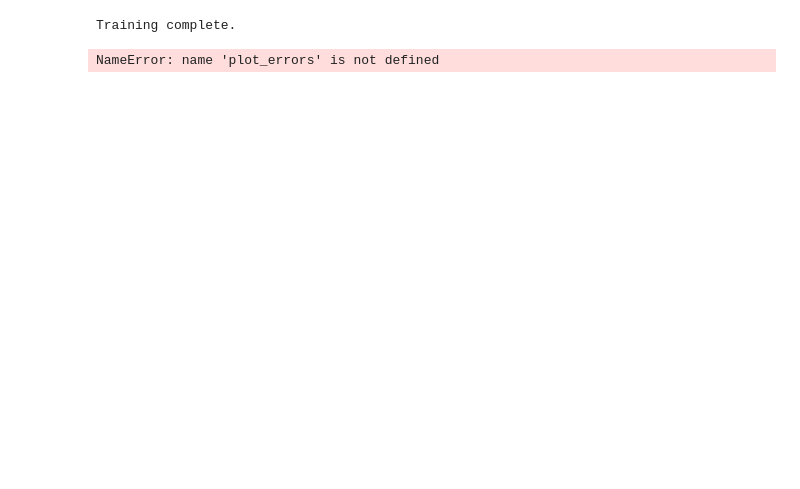
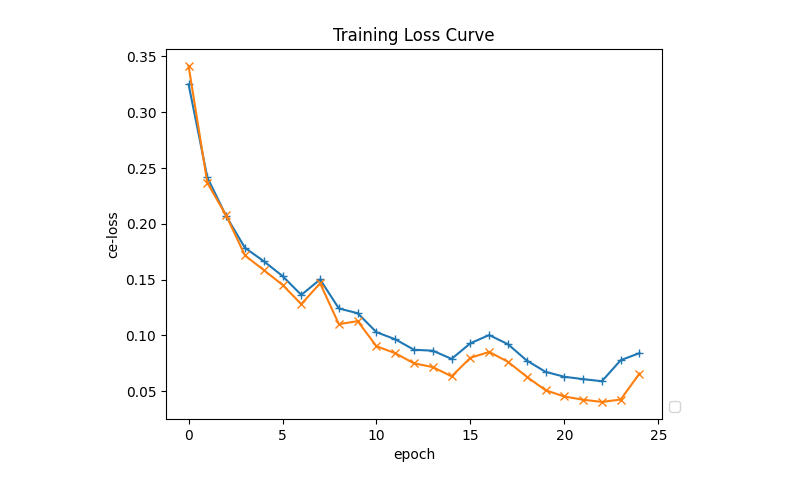
Before and after one commit to YWCat/segmentation-earthquake-damage-assessment, a Jupyter notebook: deeplabv3+roads.ipynb, the cells around one changed output. Cells and saved outputs as stored; diff of their text form; code cells hidden in the pictures; blank space fills up the shorter version.

```diff
--- a/deeplabv3+roads.ipynb
+++ b/deeplabv3+roads.ipynb
@@ -773,10 +775,10 @@ from torch.utils.data import DataLoader
 import torch
 import numpy as np
 
-def get_data_loaders(batch_size=4, subset_size=None, undersampling_ratio=0.0, minority_class_threshold=0.2):
-    base_path = '/content/drive/MyDrive/12/SP/train9/'
-    image_dir = os.path.join(base_path, 'filtered_images')
-    label_dir = os.path.join(base_path, 'filtered_labels')
+def get_data_loaders(batch_size=4, subset_size=None, undersampling_ratio=0.0, minority_class_threshold=0.2, path = '/Users/yujiewu/SP/bogota-roads-filtered'):
+    base_path = path
+    image_dir = os.path.join(base_path, 'images')
+    label_dir = os.path.join(base_path, 'labels')
 
     all_image_paths = sorted(glob.glob(os.path.join(image_dir, '*.tif')))
     all_label_paths = sorted(glob.glob(os.path.join(label_dir, '*.tif')))
@@ -843,14 +845,14 @@ def get_data_loaders(batch_size=4, subset_size=None, undersampling_ratio=0.0, mi
         train_dataset,
         batch_size=batch_size,
         shuffle=True,
-        num_workers=2
+        num_workers=0
     )
 
     val_loader = DataLoader(
         val_dataset,
         batch_size=batch_size,
         shuffle=False,
-        num_workers=2
+        num_workers=0
     )
 
     return {'train': train_loader, 'val': val_loader}
@@ -1033,15 +1067,20 @@ print("Training complete.")
 # %%
+# Plot the learning curves
+#plot_errors(history['loss'], title=)
+markers = itertools.cycle(('+', 'x', 'o'))
 
-print("Training complete.")
+plt.title('{}'.format('Training Loss Curve'))
 
-# Plot the learning curves
-plot_errors(history['train_loss'], title='Training Loss Curve')
-plot_errors(history['val_loss'], title='Validation Loss Curve')
-plot_errors(history['train_dice'], title='Training Dice Coefficient Curve')
-plot_errors(history['val_dice'], title='Validation Dice Coefficient Curve')
+#for label, result in sorted(results_dict.items()):
+plt.plot(history['val_loss'], marker=next(markers))
+plt.plot(history['train_loss'], marker=next(markers))
+plt.ylabel('ce-loss')
+plt.xlabel('epoch')
+plt.legend(loc=3, bbox_to_anchor=(1, 0))
+
+plt.show()
 # %% [output]
-Training complete.
-NameError: name 'plot_errors' is not defined
+[figure, added]
 # %%
 from sklearn.preprocessing import MinMaxScaler
 
```
Also changed, not shown: parts of 7 cells of this notebook, 7 other files.
